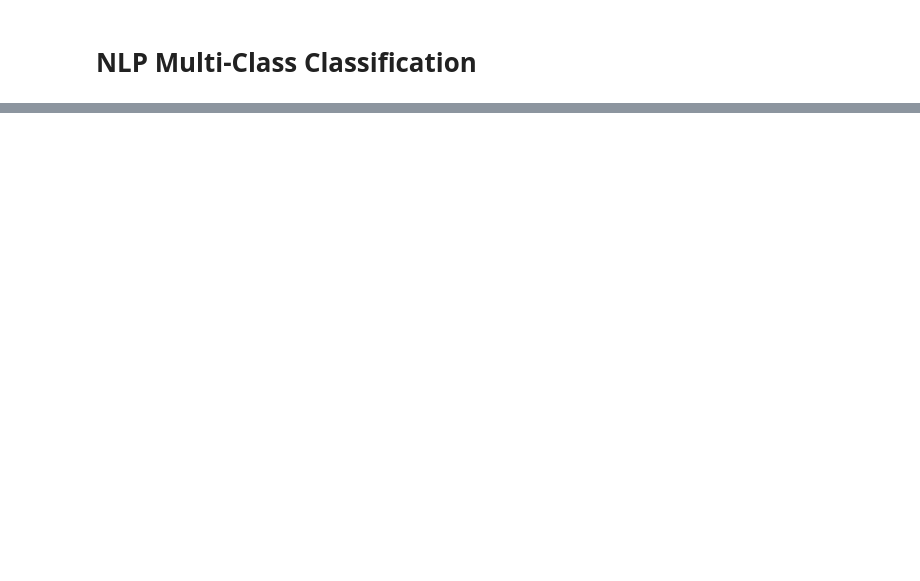
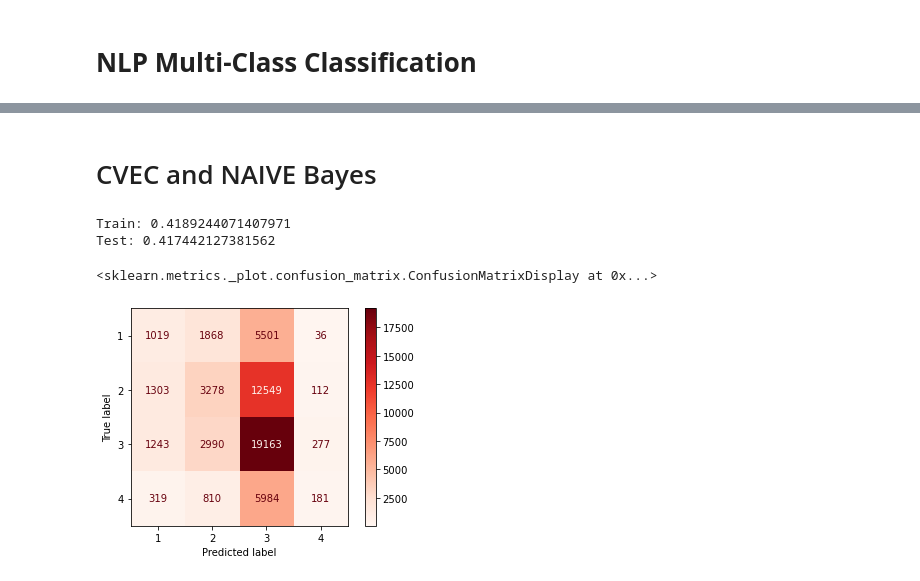
Before and after one commit to pemurp19/Airbnb-Listings, a Jupyter notebook: code/classification_nlp.ipynb, the cells around one changed output, grey strips where cells are left out. Drawn from its saved outputs; the diff is of its cells as text; code cells hidden in the pictures; blank space fills up the shorter version.

Commit message:
start to nlp modeling

```diff
--- a/code/classification_nlp.ipynb
+++ b/code/classification_nlp.ipynb
@@ -42,0 +176,3 @@ NameError: name 'sqldf' is not defined
+# %%
+# make sure to not get any of the same reviews that happened to be pulled at a later date
+df.drop_duplicates(['review_id'], inplace=True)
@@ -86,0 +190,12 @@ reviews.head()
+# %%
+# define X and y
+X = df['lower_comments']
+y = df['rating_target']
+
+# determining a baseline accuracy
+print(y.value_counts())
+print('*'*45)
+print(y.value_counts(normalize=True))
+print('*'*45)
+
+print(f'Baseline Accuracy: {round(pd.Series(y.value_counts(normalize=True))[3]*100, 2)}%')
@@ -86,0 +216,32 @@ reviews.head()
+# %%
+# train test split - stick with the default 75/25 split
+X_train, X_test, y_train, y_test = train_test_split(X, y,
+                                                     stratify= y,
+                                                    random_state= 42)
+# %%
+def build_pipeline(num_features, model_abbrev, instance, X_train, y_train, X_test, y_test ):
+    '''
+    This function builds a pipeline
+    instantiates and fits the model
+    and generates a confusion matrix
+    '''
+    pipe = Pipeline([
+        ('cvec', CountVectorizer(max_features = num_features)),
+        (model_abbrev, instance)
+    ])
+
+    pipe.fit(X_train, y_train)
+    print('Train:', pipe.score(X_train, y_train))
+    print('Test:', pipe.score(X_test, y_test))
+
+    return plot_confusion_matrix(pipe, X_test, y_test, cmap = 'Reds');
+# %% [markdown]
+# CVEC and NAIVE Bayes
+# %%
+# try same number of features from EDA
+build_pipeline(50, 'nb', MultinomialNB(), X_train, y_train, X_test, y_test)
+# %% [output]
+Train: 0.4189244071407971
+Test: 0.417442127381562
+<sklearn.metrics._plot.confusion_matrix.ConfusionMatrixDisplay at 0x...>
+[figure, added]
```
Also changed, not shown: parts of 42 cells of this notebook, 3 other files.
